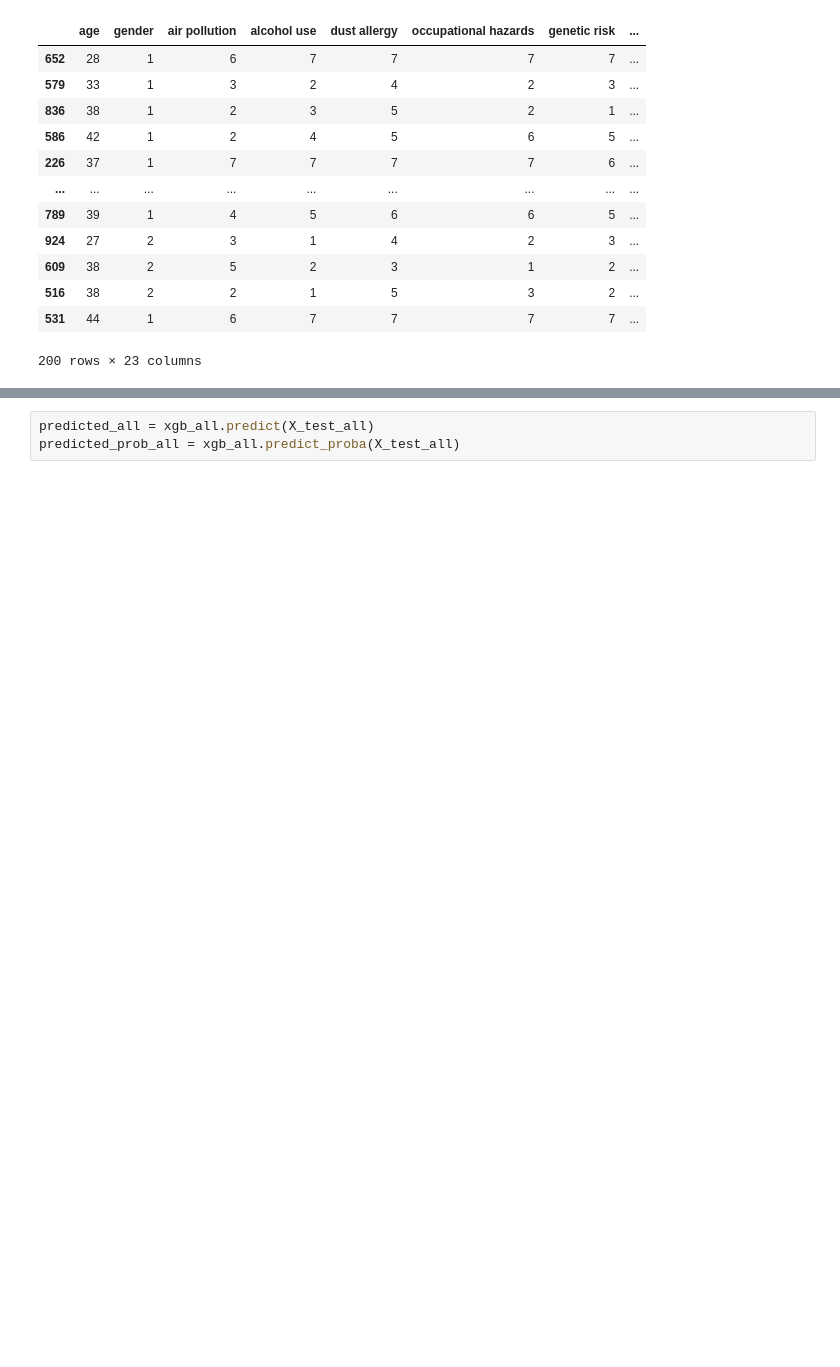
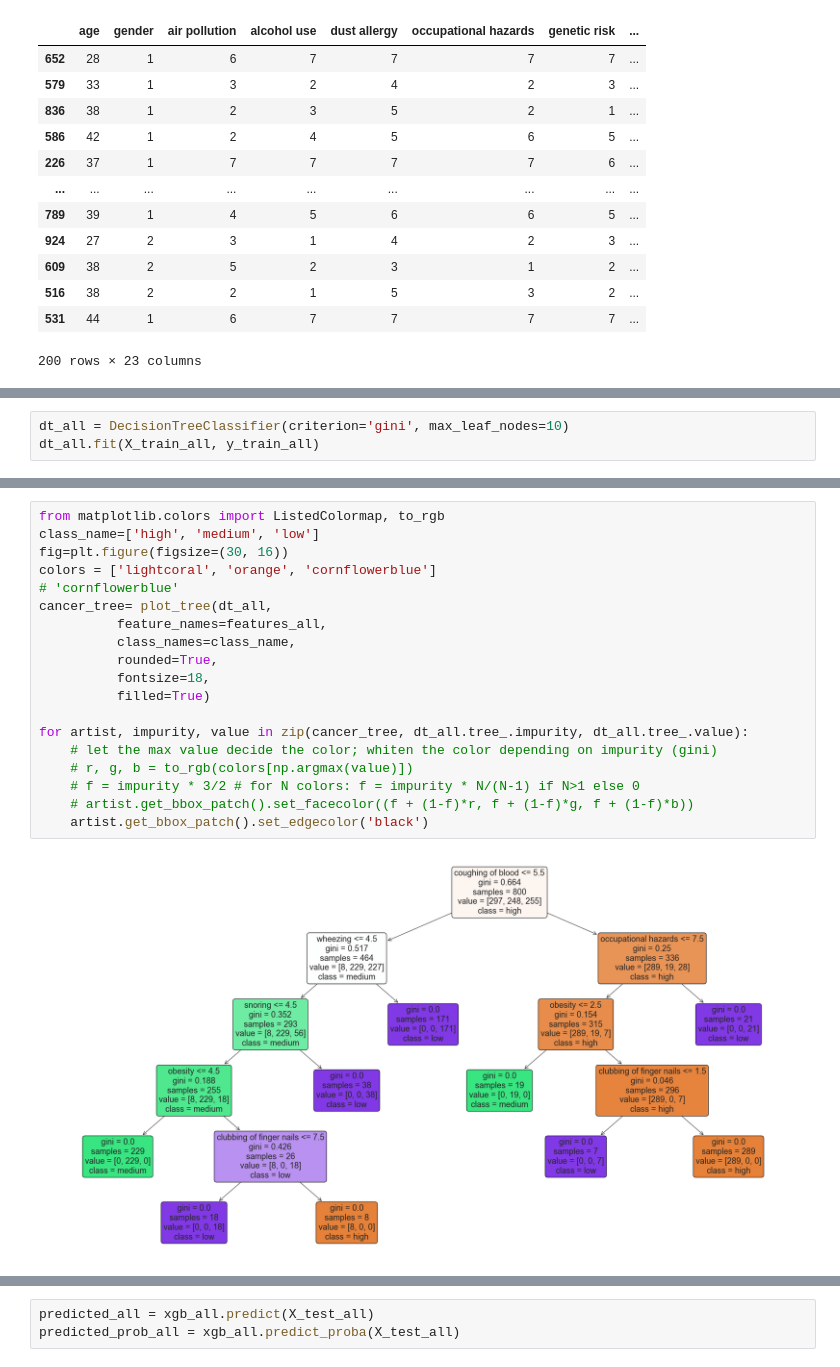
Before and after one commit to oraclekaia/BI_fin_project, a Jupyter notebook: lung_cancer.ipynb, the cells around one changed output, grey strips where cells are left out. Cells and saved outputs as stored; diff of their text form; blank space fills up the shorter version.

```diff
--- a/lung_cancer.ipynb
+++ b/lung_cancer.ipynb
@@ -327,0 +412,3 @@ X_test_all
+# %%
+dt_all = DecisionTreeClassifier(criterion='gini', max_leaf_nodes=10)
+dt_all.fit(X_train_all, y_train_all)
@@ -327,0 +440,21 @@ X_test_all
+# %%
+from matplotlib.colors import ListedColormap, to_rgb
+class_name=['high', 'medium', 'low']
+fig=plt.figure(figsize=(30, 16))
+colors = ['lightcoral', 'orange', 'cornflowerblue']
+# 'cornflowerblue'
+cancer_tree= plot_tree(dt_all,
+          feature_names=features_all,
+          class_names=class_name,
+          rounded=True,
+          fontsize=18,
+          filled=True)
+
+for artist, impurity, value in zip(cancer_tree, dt_all.tree_.impurity, dt_all.tree_.value):
+    # let the max value decide the color; whiten the color depending on impurity (gini)
+    # r, g, b = to_rgb(colors[np.argmax(value)])
+    # f = impurity * 3/2 # for N colors: f = impurity * N/(N-1) if N>1 else 0
+    # artist.get_bbox_patch().set_facecolor((f + (1-f)*r, f + (1-f)*g, f + (1-f)*b))
+    artist.get_bbox_patch().set_edgecolor('black')
+# %% [output]
+[figure, added]
```
Also changed, not shown: parts of 47 cells of this notebook, 1 other file.
